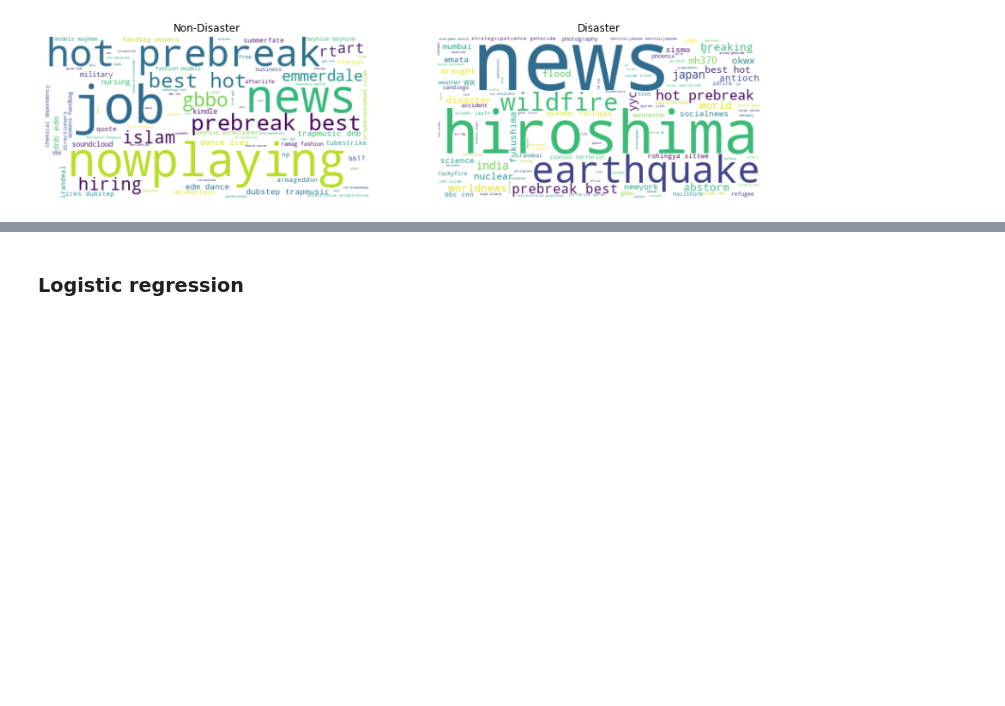
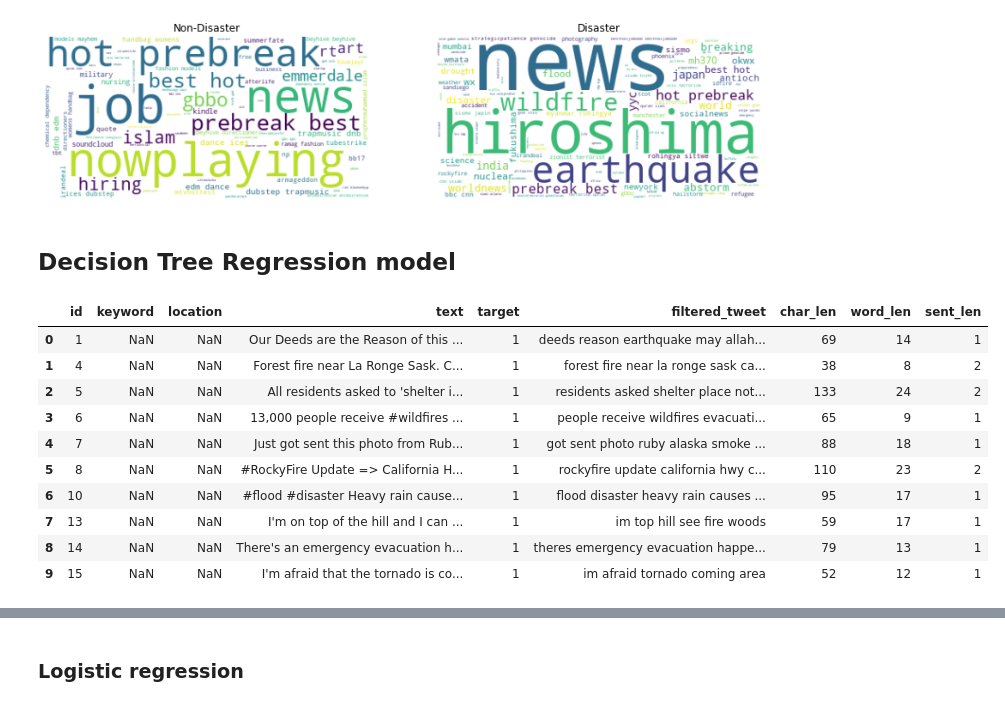
Before and after one commit to amuller9/Rolex_Project2, a Jupyter notebook: code/Samy Main_Project2.ipynb, the cells around one changed output, grey strips where cells are left out. Saved outputs shown, nothing was run; the diff lists cells and outputs as text; code cells hidden in the pictures; blank space fills up the shorter version.

Commit message:
Update Samy Main_Project2.ipynb
Decision tree part

```diff
--- a/code/Samy Main_Project2.ipynb
+++ b/code/Samy Main_Project2.ipynb
@@ -396,3 +396,5 @@ plt.title('Disaster')
 # %% [output]
 Text(0.5, 1.0, 'Disaster')
 [figure]
+# %% [markdown]
+## Decision Tree Regression model
@@ -398,0 +408,14 @@ Text(0.5, 1.0, 'Disaster')
+# %%
+df.head(10)
+# %% [output]
+|  | id | keyword | location | text | target | filtered_tweet | char_len | word_len | sent_len |
+| 0 | 1 | NaN | NaN | Our Deeds are the Reason of this ... | 1 | deeds reason earthquake may allah... | 69 | 14 | 1 |
+| 1 | 4 | NaN | NaN | Forest fire near La Ronge Sask. C... | 1 | forest fire near la ronge sask ca... | 38 | 8 | 2 |
+| 2 | 5 | NaN | NaN | All residents asked to 'shelter i... | 1 | residents asked shelter place not... | 133 | 24 | 2 |
+| 3 | 6 | NaN | NaN | 13,000 people receive #wildfires ... | 1 | people receive wildfires evacuati... | 65 | 9 | 1 |
+| 4 | 7 | NaN | NaN | Just got sent this photo from Rub... | 1 | got sent photo ruby alaska smoke ... | 88 | 18 | 1 |
+| 5 | 8 | NaN | NaN | #RockyFire Update => California H... | 1 | rockyfire update california hwy c... | 110 | 23 | 2 |
+| 6 | 10 | NaN | NaN | #flood #disaster Heavy rain cause... | 1 | flood disaster heavy rain causes ... | 95 | 17 | 1 |
+| 7 | 13 | NaN | NaN | I'm on top of the hill and I can ... | 1 | im top hill see fire woods | 59 | 17 | 1 |
+| 8 | 14 | NaN | NaN | There's an emergency evacuation h... | 1 | theres emergency evacuation happe... | 79 | 13 | 1 |
+| 9 | 15 | NaN | NaN | I'm afraid that the tornado is co... | 1 | im afraid tornado coming area | 52 | 12 | 1 |
```
Also changed, not shown: parts of 12 cells of this notebook.
